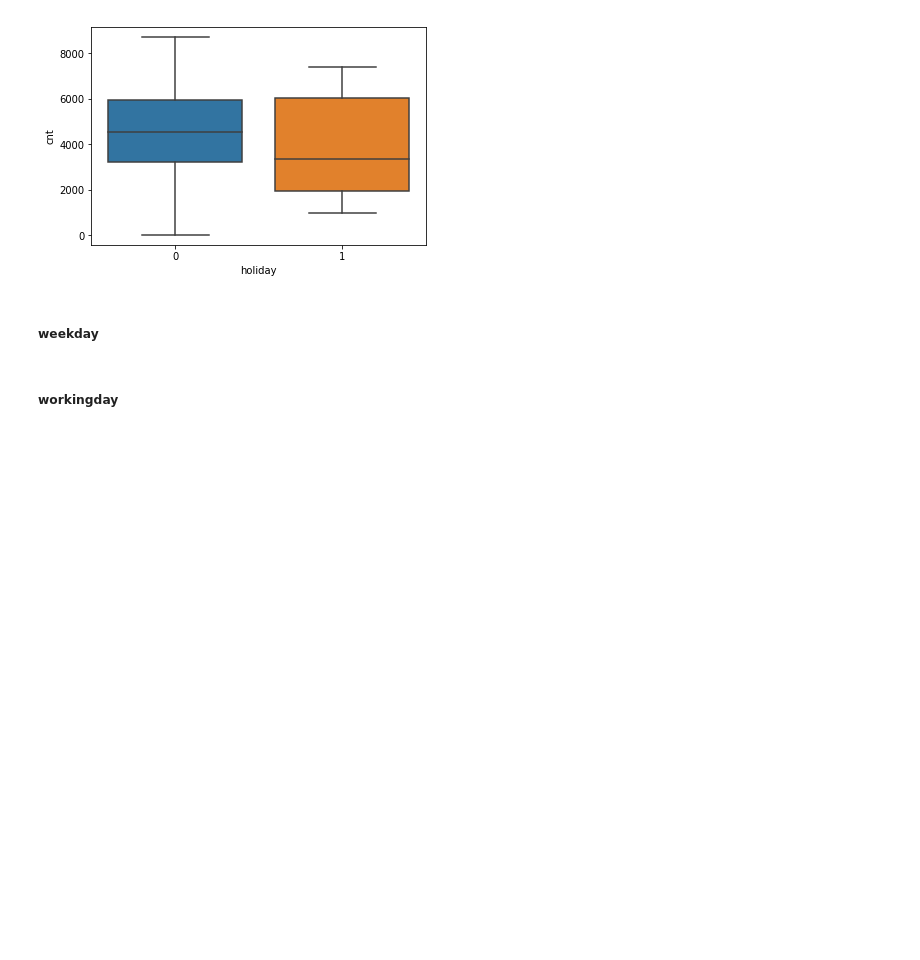
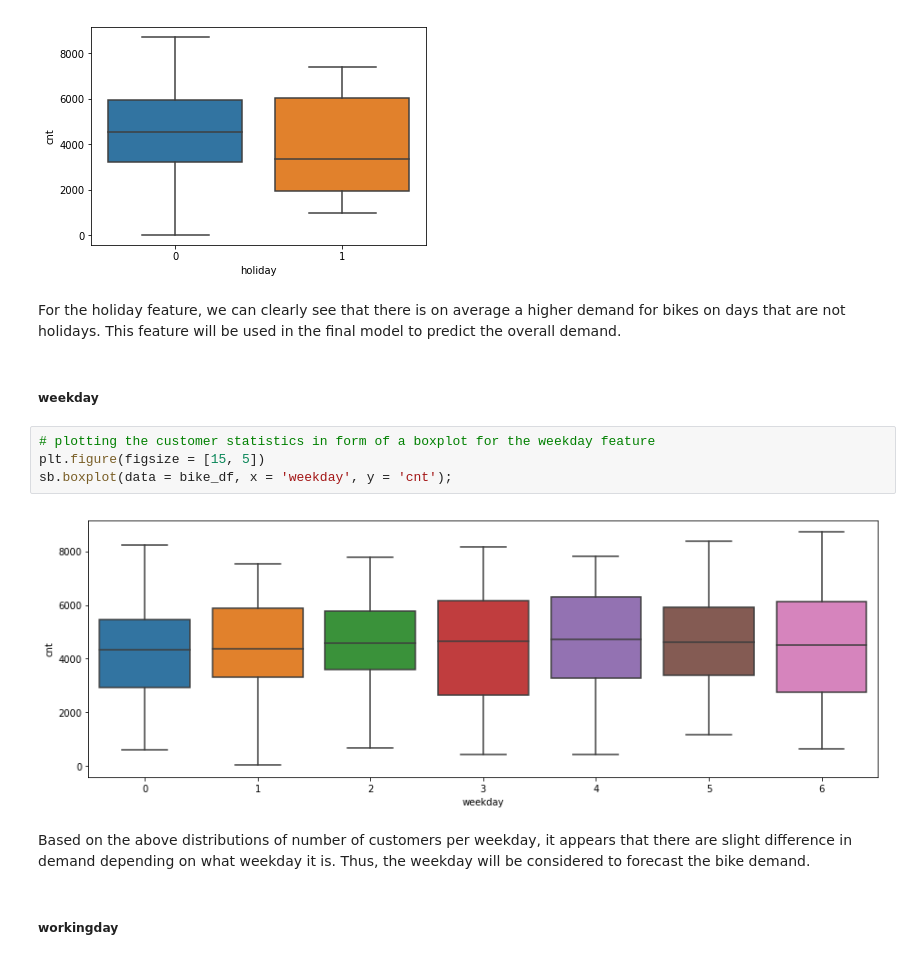
Before and after one commit to julianikulski/bike-sharing, a Jupyter notebook: bike-sharing-demand.ipynb, the cells around one changed output. Drawn from its saved outputs; the diff is of its cells as text; blank space fills up the shorter version.

Commit message:
feat: Add boxplots for workingday and weekday

```diff
--- a/bike-sharing-demand.ipynb
+++ b/bike-sharing-demand.ipynb
@@ -332,7 +338,17 @@ plt.ylabel('Sum of customers for 2011 and 2012');
 sb.boxplot(data = bike_df, x = 'holiday', y = 'cnt');
 # %% [output]
 [figure]
+# %% [markdown]
+For the holiday feature, we can clearly see that there is on average a higher demand for bikes on days that are not holidays. This feature will be used in the final model to predict the overall demand.
 # %% [markdown]
 ##### weekday
+# %%
+# plotting the customer statistics in form of a boxplot for the weekday feature
+plt.figure(figsize = [15, 5])
+sb.boxplot(data = bike_df, x = 'weekday', y = 'cnt');
+# %% [output]
+[figure, added]
+# %% [markdown]
+Based on the above distributions of number of customers per weekday, it appears that there are slight difference in demand depending on what weekday it is. Thus, the weekday will be considered to forecast the bike demand.
 # %% [markdown]
 ##### workingday
```
Also changed, not shown: parts of 5 cells of this notebook.
